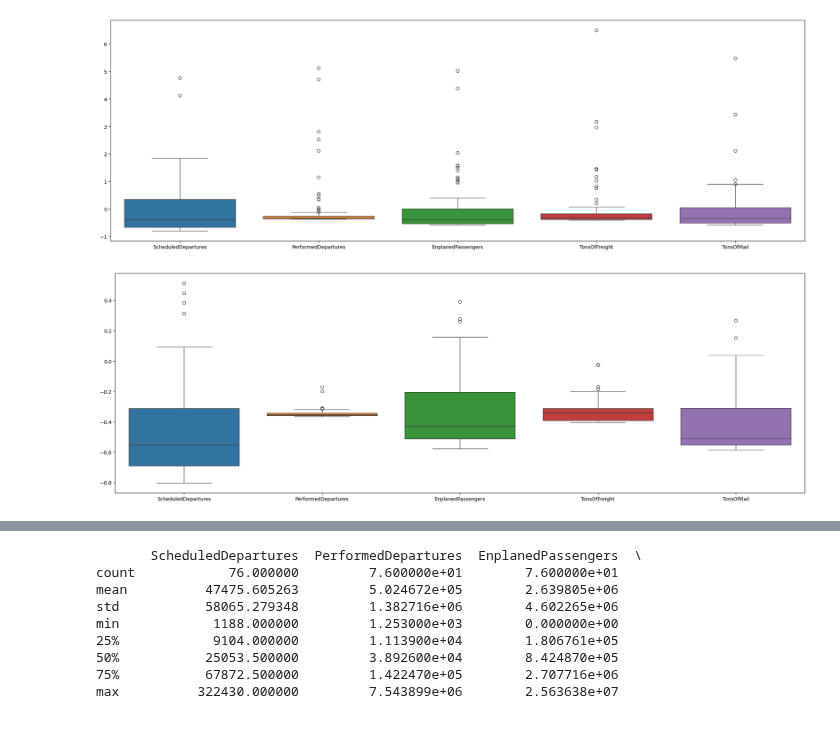
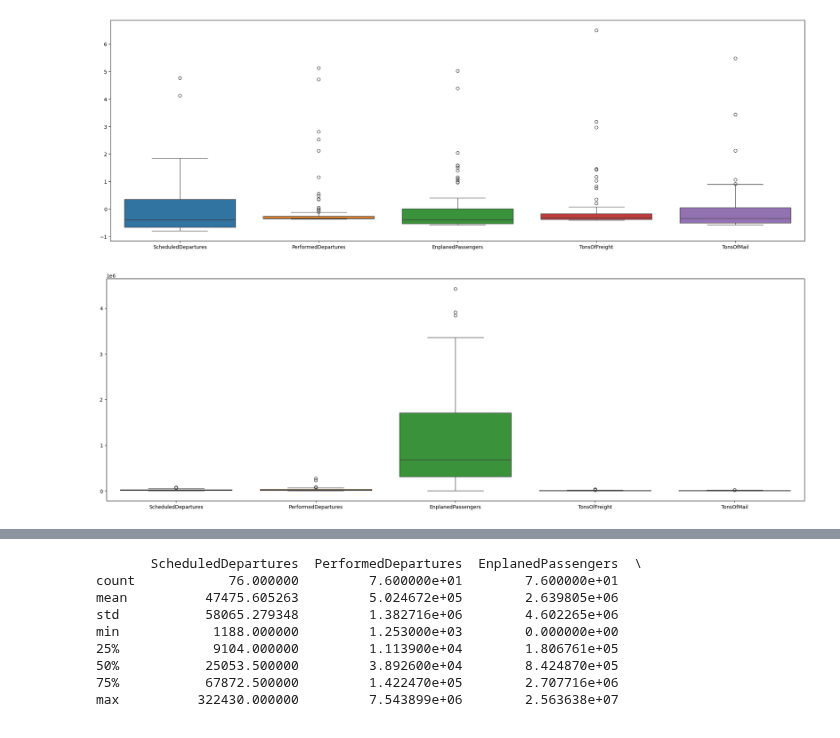
Before and after one commit to YukiTheKilla/math_statistics, a Jupyter notebook: Тема 1. Описательная статистика/main_air.ipynb, the cells around one changed output, grey strips where cells are left out. Drawn from its saved outputs; the diff is of its cells as text; code cells hidden in the pictures.

```diff
--- a/Тема 1. Описательная статистика/main_air.ipynb
+++ b/Тема 1. Описательная статистика/main_air.ipynb
@@ -94,27 +94,27 @@ sns.boxplot(data_scaled)
 # %%
 # Масштабирование данных
 scaler = StandardScaler()
 data_scaled = scaler.fit_transform(data)
 
 # Преобразование обратно в DataFrame
 data_scaled = pd.DataFrame(data_scaled, columns=data.columns)
 
 # Функция для удаления выбросов с помощью IQR
 def remove_outliers_iqr(df):
     Q1 = df.quantile(0.25)
     Q3 = df.quantile(0.75)
     IQR = Q3 - Q1
     lower_bound = Q1 - 1.5 * IQR
     upper_bound = Q3 + 1.5 * IQR
     return df[~((df < lower_bound) | (df > upper_bound)).any(axis=1)]
 
 # Удаление выбросов
-data_no_outliers = remove_outliers_iqr(data_scaled)
+data_no_outliers = remove_outliers_iqr(data)
 
 # Построение boxplot без выбросов
 plt.figure(figsize=(25, 8))
 sns.boxplot(data=data_no_outliers)
 plt.show()
 # %% [output]
-[figure, old version]
+[figure, new version]
 # %%
```
Also changed, not shown: parts of 2 cells of this notebook, 8 other files.
